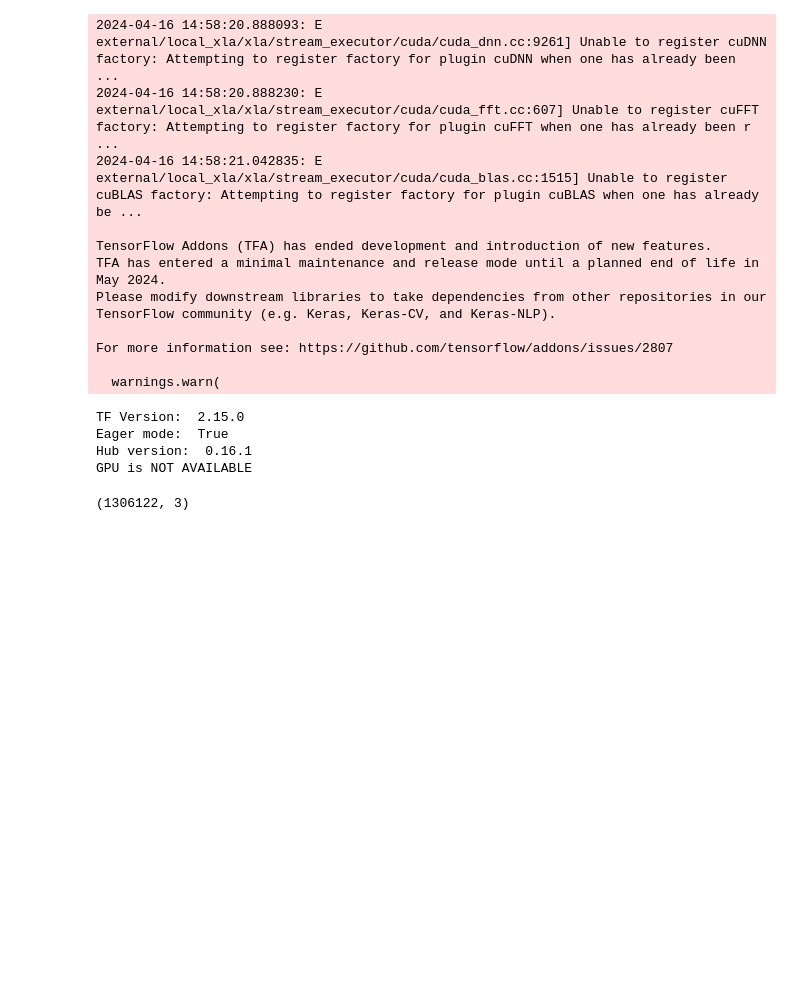
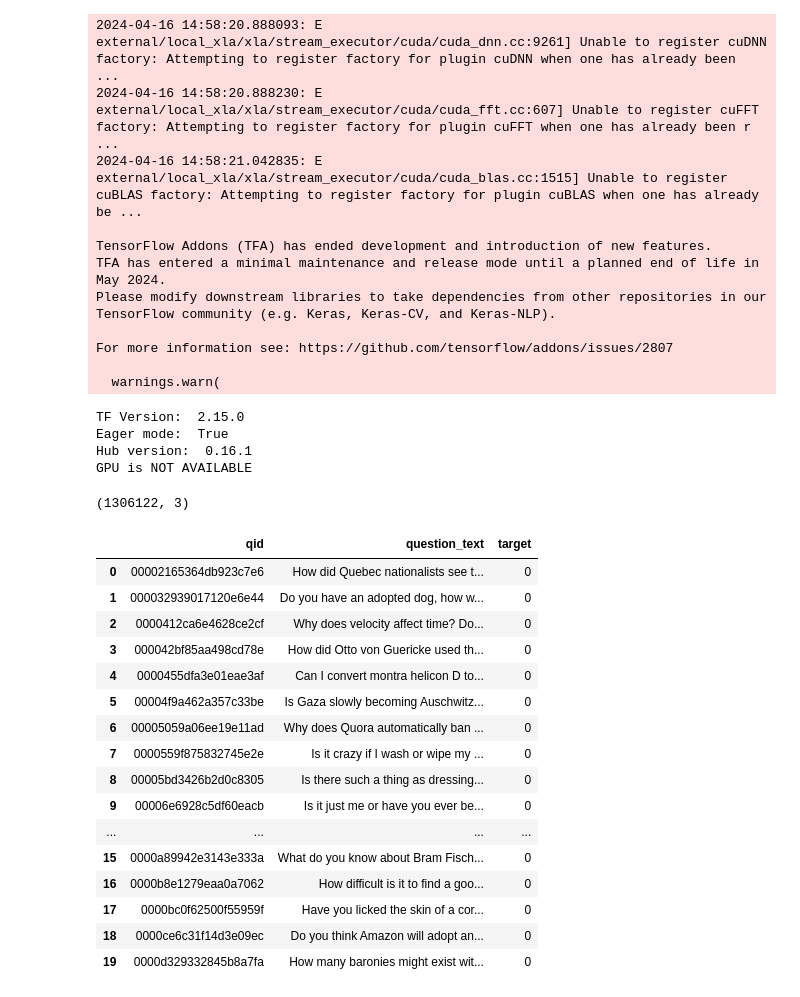
Before and after one commit to dibkb/bert-fine-tuning-quora-, a Jupyter notebook: quora-question.ipynb, the cells around one changed output. Saved outputs shown, nothing was run; the diff lists cells and outputs as text; code cells hidden in the pictures; blank space fills up the shorter version.

Commit message:
Kaggle Notebook | quora question | Version 2

```diff
--- a/quora-question.ipynb
+++ b/quora-question.ipynb
@@ -100,3 +100,23 @@ df = pd.read_csv('https://archive.org/download/fine-tune-bert-tensorflow-train.c
 df.shape
 # %% [output]
 (1306122, 3)
+# %%
+df.head(20)
+# %% [output]
+|  | qid | question_text | target |
+| 0 | 00002165364db923c7e6 | How did Quebec nationalists see t... | 0 |
+| 1 | 000032939017120e6e44 | Do you have an adopted dog, how w... | 0 |
+| 2 | 0000412ca6e4628ce2cf | Why does velocity affect time? Do... | 0 |
+| 3 | 000042bf85aa498cd78e | How did Otto von Guericke used th... | 0 |
+| 4 | 0000455dfa3e01eae3af | Can I convert montra helicon D to... | 0 |
+| 5 | 00004f9a462a357c33be | Is Gaza slowly becoming Auschwitz... | 0 |
+| 6 | 00005059a06ee19e11ad | Why does Quora automatically ban ... | 0 |
+| 7 | 0000559f875832745e2e | Is it crazy if I wash or wipe my ... | 0 |
+| 8 | 00005bd3426b2d0c8305 | Is there such a thing as dressing... | 0 |
+| 9 | 00006e6928c5df60eacb | Is it just me or have you ever be... | 0 |
+| ... | ... | ... | ... |
+| 15 | 0000a89942e3143e333a | What do you know about Bram Fisch... | 0 |
+| 16 | 0000b8e1279eaa0a7062 | How difficult is it to find a goo... | 0 |
+| 17 | 0000bc0f62500f55959f | Have you licked the skin of a cor... | 0 |
+| 18 | 0000ce6c31f14d3e09ec | Do you think Amazon will adopt an... | 0 |
+| 19 | 0000d329332845b8a7fa | How many baronies might exist wit... | 0 |
```
Also changed, not shown: parts of 10 cells of this notebook.
